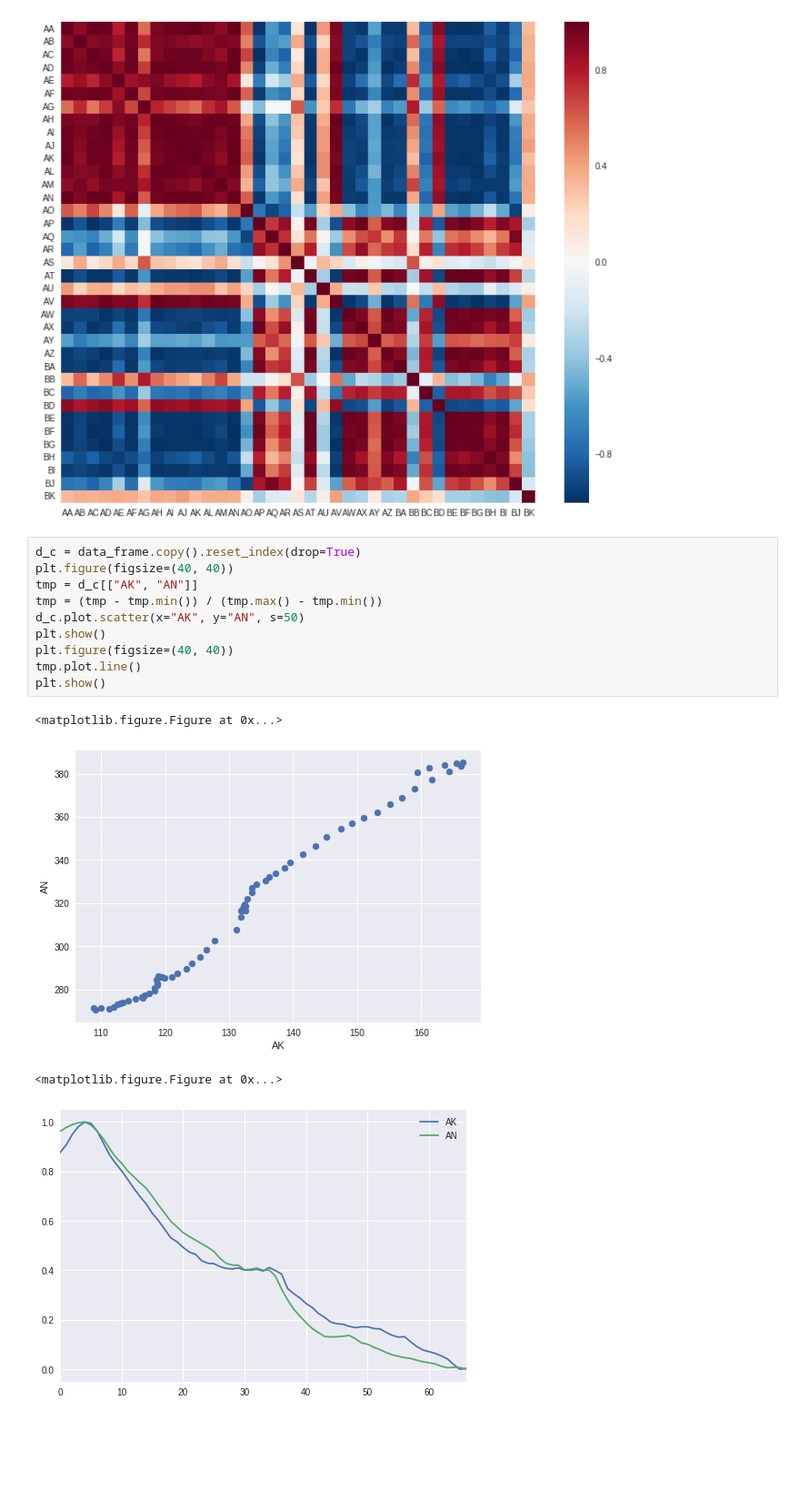
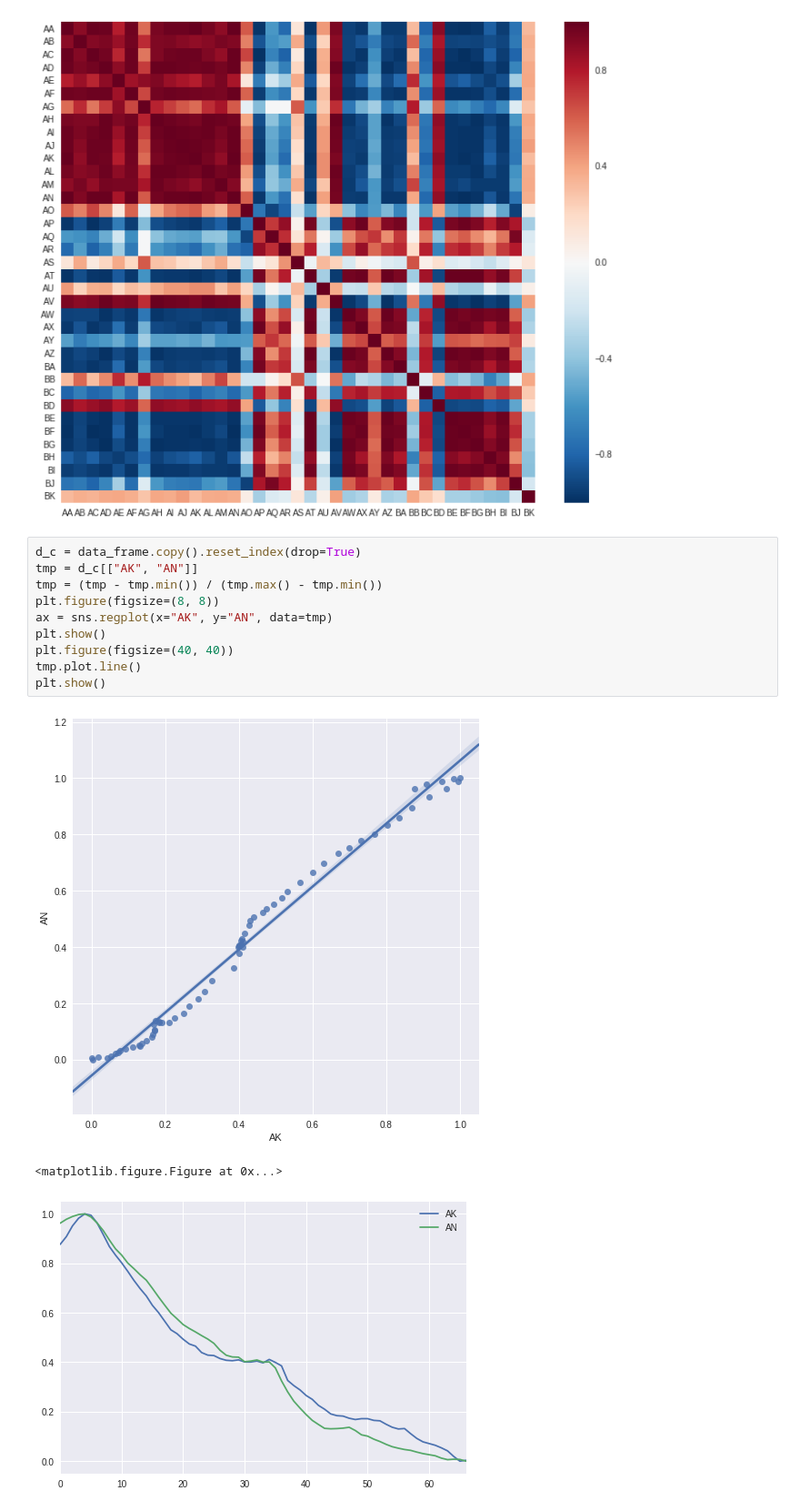
Before and after one commit to sebwdz/JobAnalysis, a Jupyter notebook: core/notebooks/ESA descriptive analysis.ipynb, the cells around one changed output. Shown at 91% size. Cells and saved outputs as stored; diff of their text form; blank space fills up the shorter version.

```diff
--- a/core/notebooks/ESA descriptive analysis.ipynb
+++ b/core/notebooks/ESA descriptive analysis.ipynb
@@ -83,17 +80,16 @@ plt.show()
 [figure]
 # %%
 d_c = data_frame.copy().reset_index(drop=True)
-plt.figure(figsize=(40, 40))
 tmp = d_c[["AK", "AN"]]
 tmp = (tmp - tmp.min()) / (tmp.max() - tmp.min())
-d_c.plot.scatter(x="AK", y="AN", s=50)
+plt.figure(figsize=(8, 8))
+ax = sns.regplot(x="AK", y="AN", data=tmp)
 plt.show()
 plt.figure(figsize=(40, 40))
 tmp.plot.line()
 plt.show()
 # %% [output]
+[figure, new version]
 <matplotlib.figure.Figure at 0x...>
-[figure, old version]
-<matplotlib.figure.Figure at 0x...>
 [figure]
 # %%
```
Also changed, not shown: parts of 6 cells of this notebook, 2 other files.
